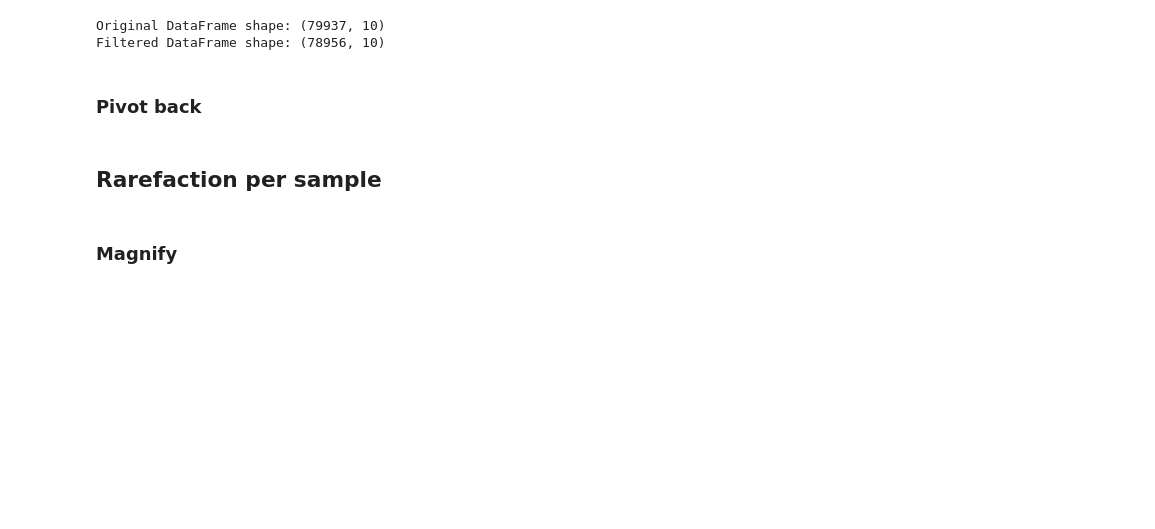
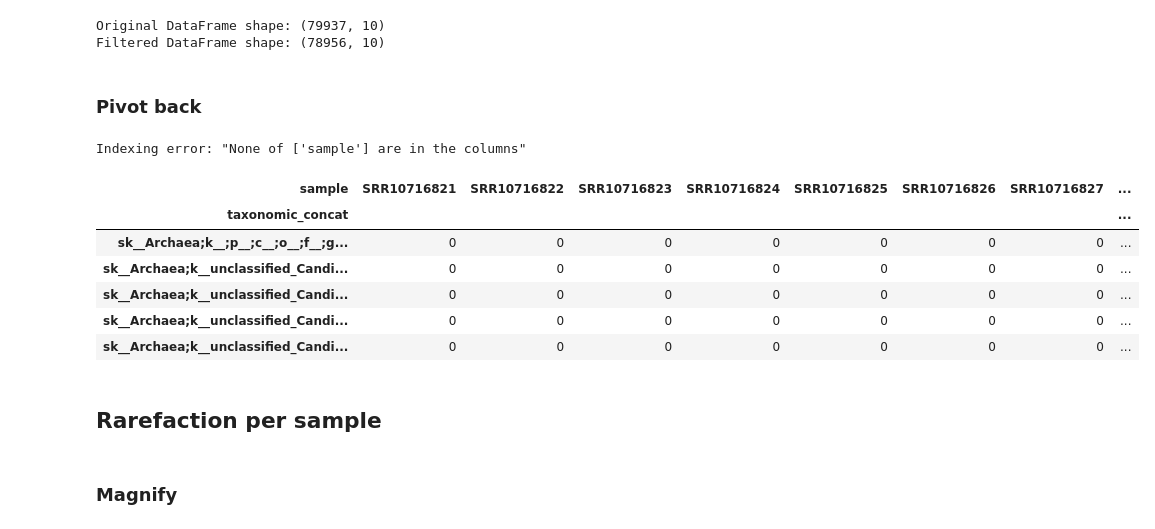
Before and after one commit to palec87/mgnify-methods, a Jupyter notebook: notebooks/02_mgnify_rarefaction.ipynb, the cells around one changed output. Cells and saved outputs as stored; diff of their text form; code cells hidden in the pictures; blank space fills up the shorter version.

Commit message:
clean up pivoting

```diff
--- a/notebooks/02_mgnify_rarefaction.ipynb
+++ b/notebooks/02_mgnify_rarefaction.ipynb
@@ -472,10 +410,19 @@ Filtered DataFrame shape: (78956, 10)
 # %%
 try:
     long_df.set_index('sample', inplace=True)
 except Exception as e:
     print(f"Indexing error: {e}")
 df_pivot = pivot_taxonomic_data(long_df)
-# df_pivot.head()
+df_pivot.head()
+# %% [output]
+Indexing error: "None of ['sample'] are in the columns"
+| sample | SRR10716821 | SRR10716822 | SRR10716823 | SRR10716824 | SRR10716825 | SRR10716826 | SRR10716827 | ... |
+| taxonomic_concat |  |  |  |  |  |  |  | ... |
+| sk__Archaea;k__;p__;c__;o__;f__;g... | 0 | 0 | 0 | 0 | 0 | 0 | 0 | ... |
+| sk__Archaea;k__unclassified_Candi... | 0 | 0 | 0 | 0 | 0 | 0 | 0 | ... |
+| sk__Archaea;k__unclassified_Candi... | 0 | 0 | 0 | 0 | 0 | 0 | 0 | ... |
+| sk__Archaea;k__unclassified_Candi... | 0 | 0 | 0 | 0 | 0 | 0 | 0 | ... |
+| sk__Archaea;k__unclassified_Candi... | 0 | 0 | 0 | 0 | 0 | 0 | 0 | ... |
 # %%
 df_filt_pivot = pivot_taxonomic_data(long_df_filt)
 # df_filt_pivot.head()
```
Also changed, not shown: parts of 15 cells of this notebook, 7 other files.
